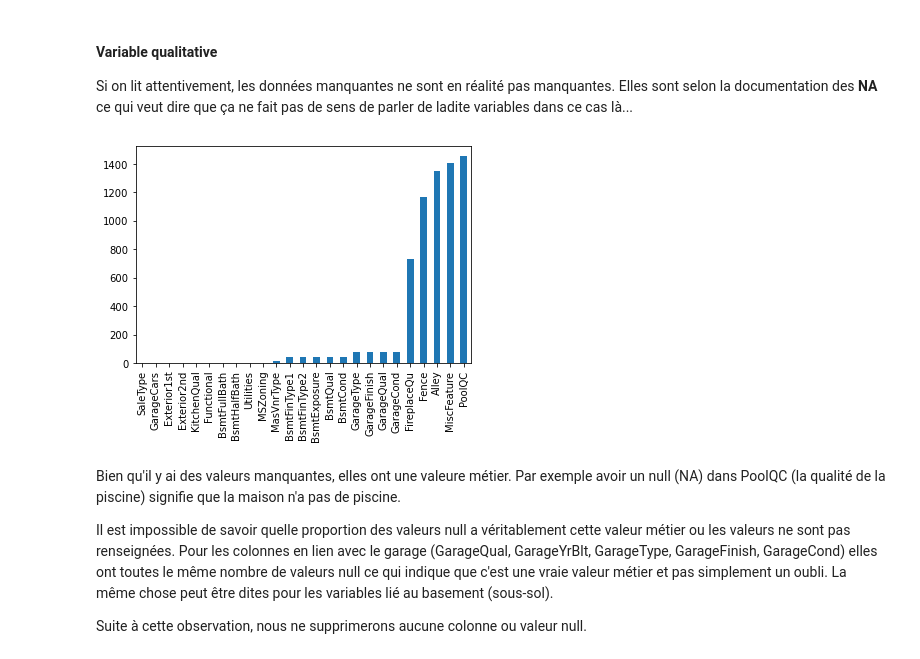
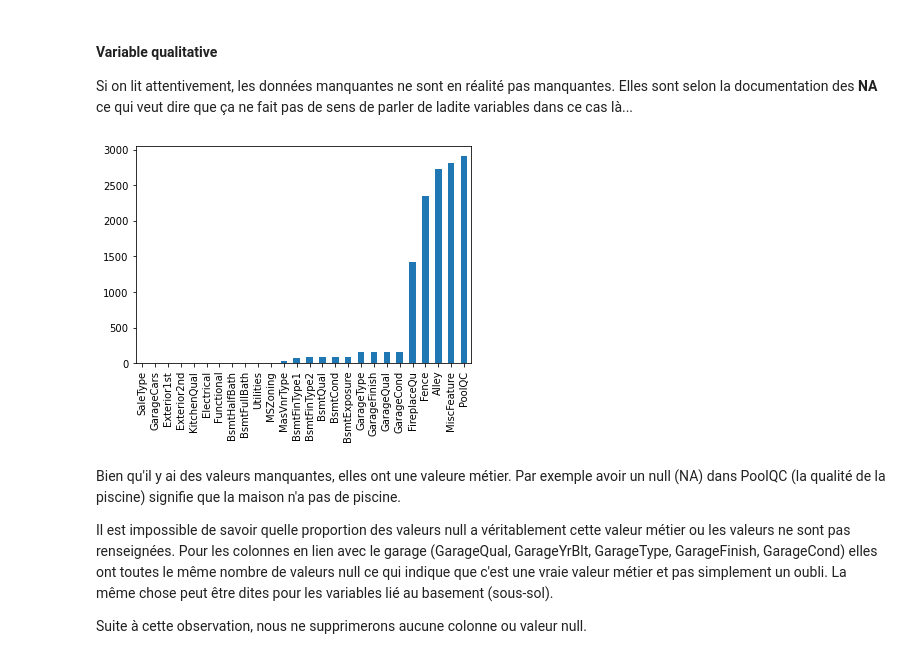
Before and after one commit to freya-git/LAVA, a Jupyter notebook: CRISP-DM_Template.ipynb, the cells around one changed output. Drawn from its saved outputs; the diff is of its cells as text; code cells hidden in the pictures.

```diff
--- a/CRISP-DM_Template.ipynb
+++ b/CRISP-DM_Template.ipynb
@@ -146,5 +135,5 @@ pd.options.display.max_columns = 20
 # %%
 # Data source:
 # ss =  pd.read_csv('data/sample_submission.csv', sep=',')
-test = pd.read_csv('data/test.csv', index_col = 'Id')
-train = pd.read_csv('data/train.csv', index_col = 'Id')
+train_raw = pd.read_csv('data/train.csv', index_col = 'Id')
+validation_raw = pd.read_csv('data/test.csv', index_col = 'Id')
@@ -373,7 +352,5 @@ Examine the quality of the data, addressing questions such as:
 # %% [markdown]
 Cette variable doit être analysée en tout premier lieu. En effet, c'est votre raison d'être dans la compétition. Bonjour SalePrice!
 # %%
-saleP = train['SalePrice']
-train = train.drop(['SalePrice'], axis = 1)
-
-saleP.head()
+y = train_raw['SalePrice']
+train_raw = train_raw.drop(['SalePrice'], axis = 1)
@@ -455,2 +424,2 @@ On concatene les deux dataset
 # %%
-data_raw = pd.concat([train, test])
+data_raw = pd.concat([train_raw, validation_raw])
@@ -494,9 +460,9 @@ def fill_missing_with_zero(data, columns):
 
 Si on lit attentivement, les données manquantes ne sont en réalité pas manquantes. Elles sont selon la documentation des __NA__ ce qui veut dire que ça ne fait pas de sens de parler de ladite variables dans ce cas là...
 # %%
-plot_missing(test[qualitative])
+plot_missing(data_raw[qualitative])
 # %% [output]
-[figure, old version]
+[figure, new version]
 # %%
 def get_dummies(data, columns):
     return pd.get_dummies(data, columns = columns)
```
Also changed, not shown: parts of 188 cells of this notebook, 1 other file.
